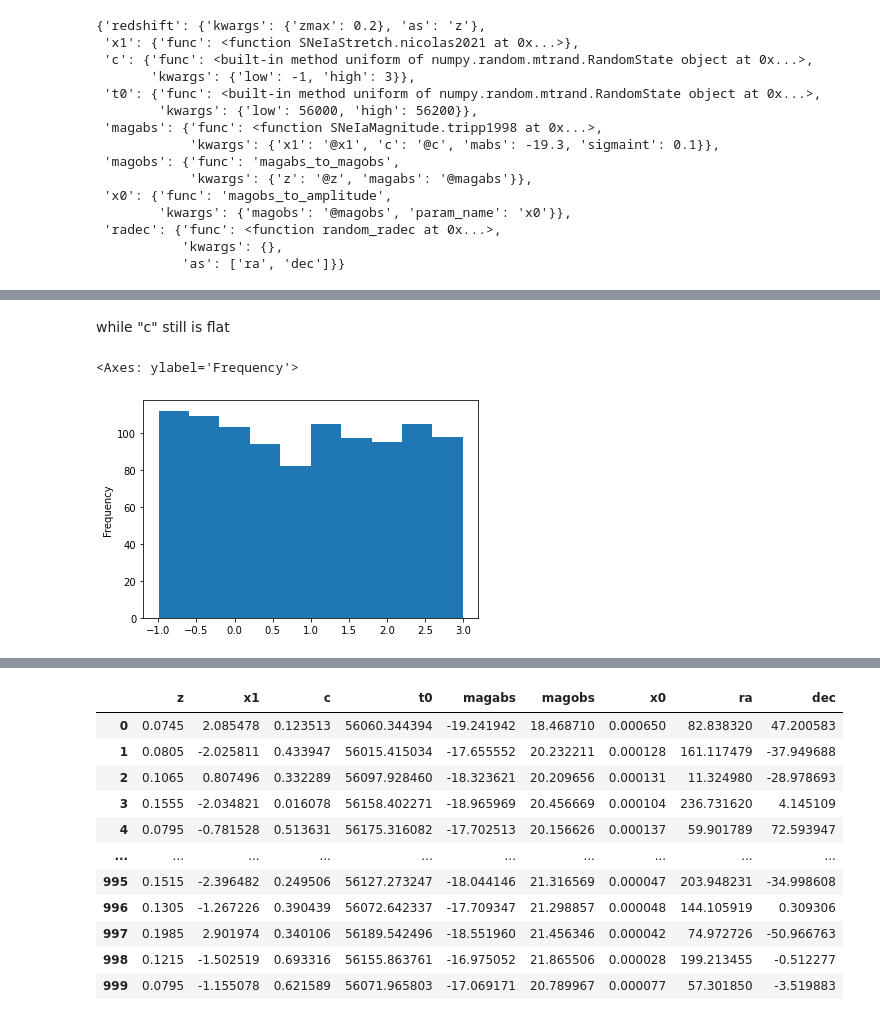
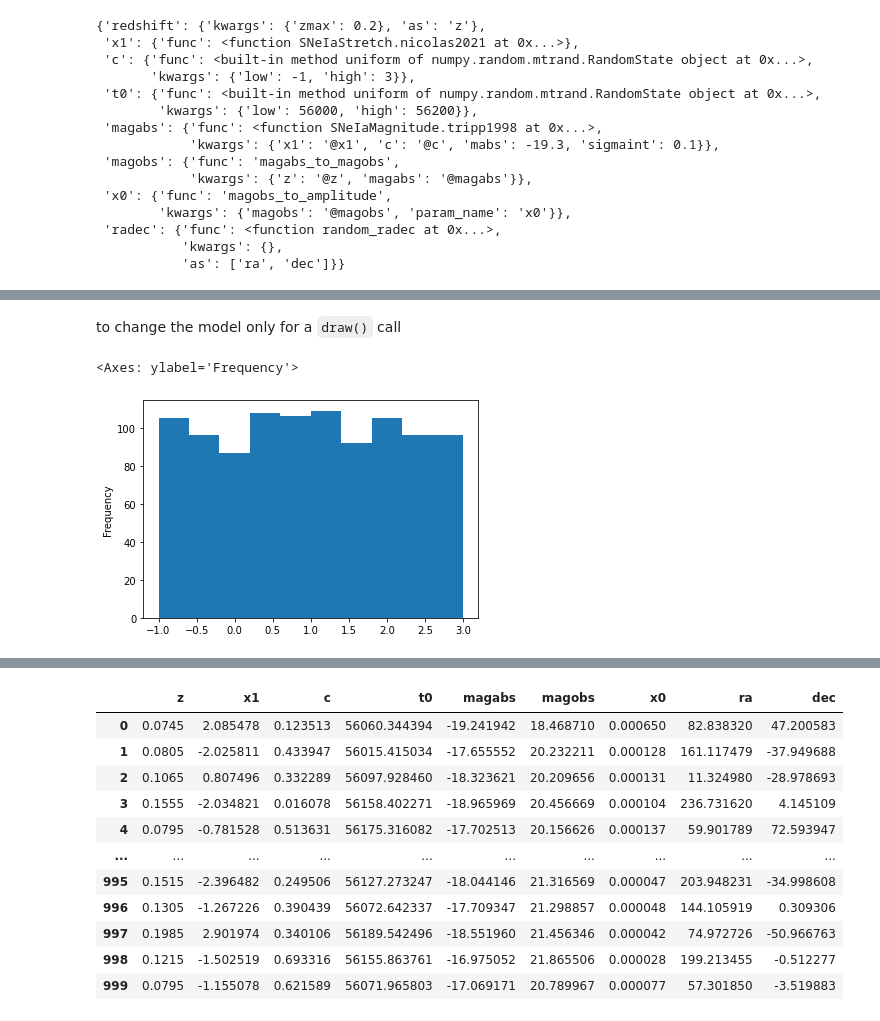
Before and after one commit to MickaelRigault/skysurvey, a Jupyter notebook: docs/howto/change_model_while_draw.ipynb, the cells around one changed output, grey strips where cells are left out. Saved outputs shown, nothing was run; the diff lists cells and outputs as text; code cells hidden in the pictures.

```diff
--- a/docs/howto/change_model_while_draw.ipynb
+++ b/docs/howto/change_model_while_draw.ipynb
@@ -147,9 +143,11 @@ data_x1flat["x1"].plot.hist()
-# %% [markdown]
-while "c" still is flat
-# %%
-
-data_x1flat = snia.draw(size=1000)#, model=model_x1)
-data_x1flat["c"].plot.hist()
-# %% [output]
-<Axes: ylabel='Frequency'>
-[figure, removed]
+# %% [markdown]
+to change the model only for a `draw()` call
+# %%
+snia = skysurvey.SNeIa()
+data_updated = snia.draw(size=1_000, model=new_model_for_c)
+data_not_updated = snia.draw(size=1_000)
+# %%
+data_updated["c"].plot.hist()
+# %% [output]
+<Axes: ylabel='Frequency'>
+[figure, added]
```
Also changed, not shown: parts of 21 cells of this notebook.
